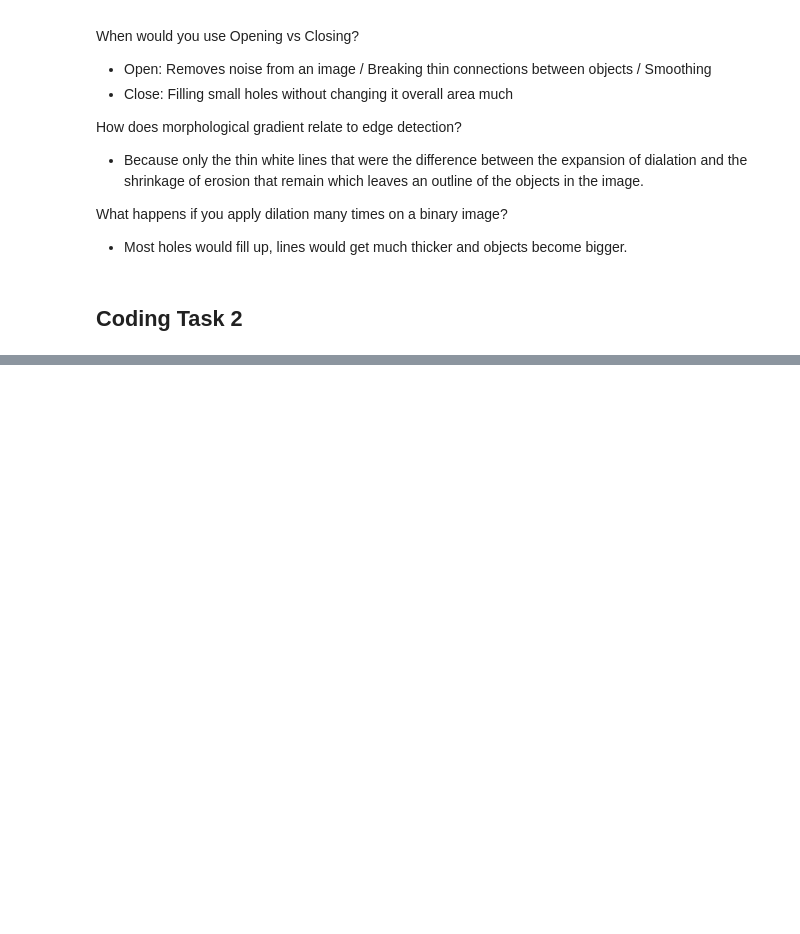
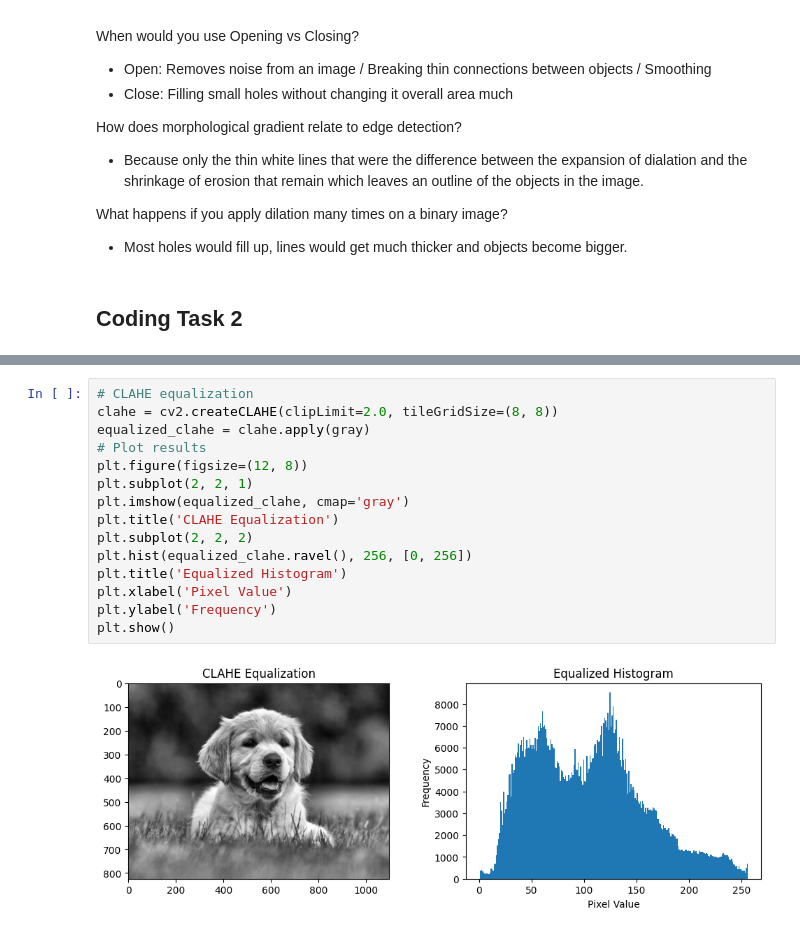
Before and after one commit to Muhammed-Esmail/StarUnion-AI, a Jupyter notebook: Week2/Topics.ipynb, the cells around one changed output, grey strips where cells are left out. Saved outputs shown, nothing was run; the diff lists cells and outputs as text; blank space fills up the shorter version.

```diff
--- a/Week2/Topics.ipynb
+++ b/Week2/Topics.ipynb
@@ -131,0 +198,17 @@ for i, img in enumerate(imgs):
+# %%
+# CLAHE equalization
+clahe = cv2.createCLAHE(clipLimit=2.0, tileGridSize=(8, 8))
+equalized_clahe = clahe.apply(gray)
+# Plot results
+plt.figure(figsize=(12, 8))
+plt.subplot(2, 2, 1)
+plt.imshow(equalized_clahe, cmap='gray')
+plt.title('CLAHE Equalization')
+plt.subplot(2, 2, 2)
+plt.hist(equalized_clahe.ravel(), 256, [0, 256])
+plt.title('Equalized Histogram')
+plt.xlabel('Pixel Value')
+plt.ylabel('Frequency')
+plt.show()
+# %% [output]
+[figure, added]
```
Also changed, not shown: parts of 8 cells of this notebook, 5 other files.
